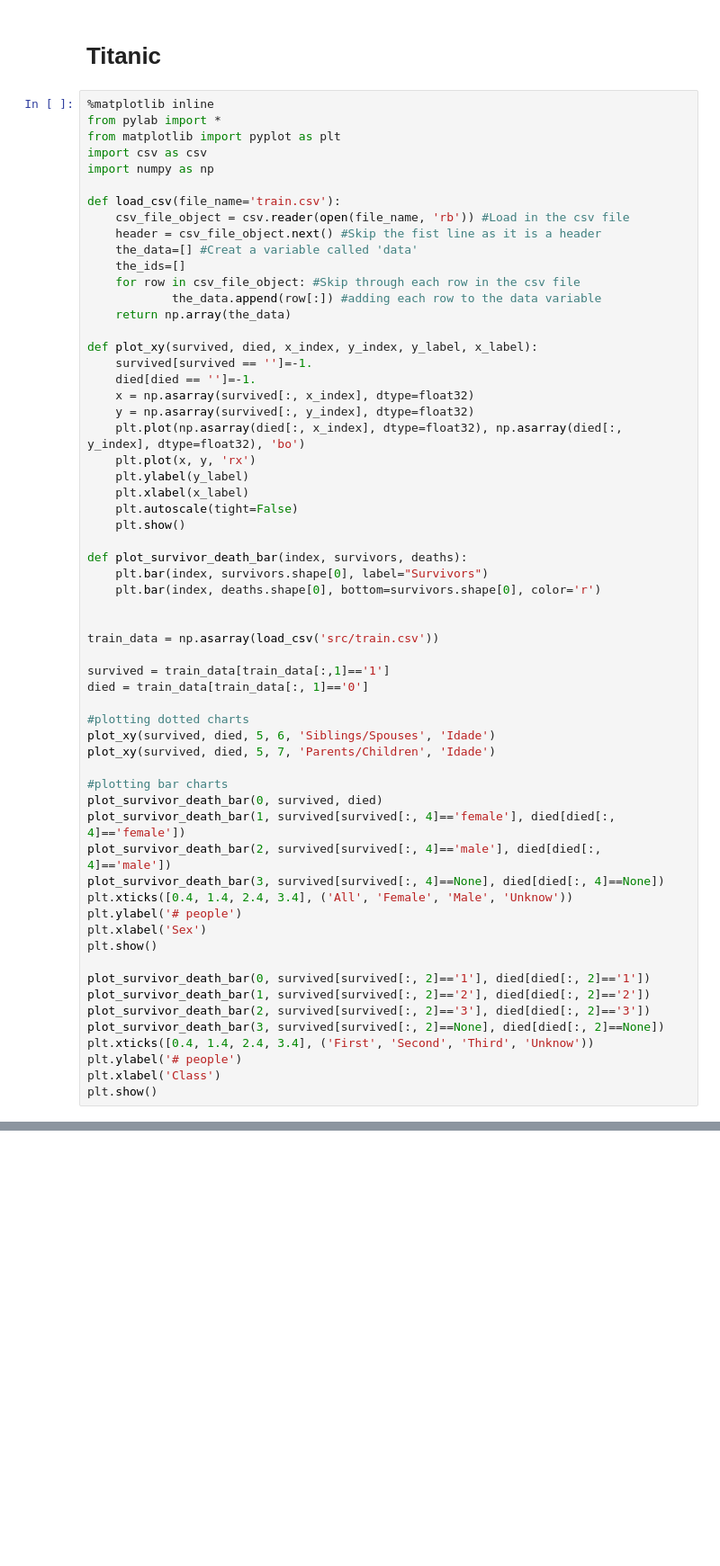
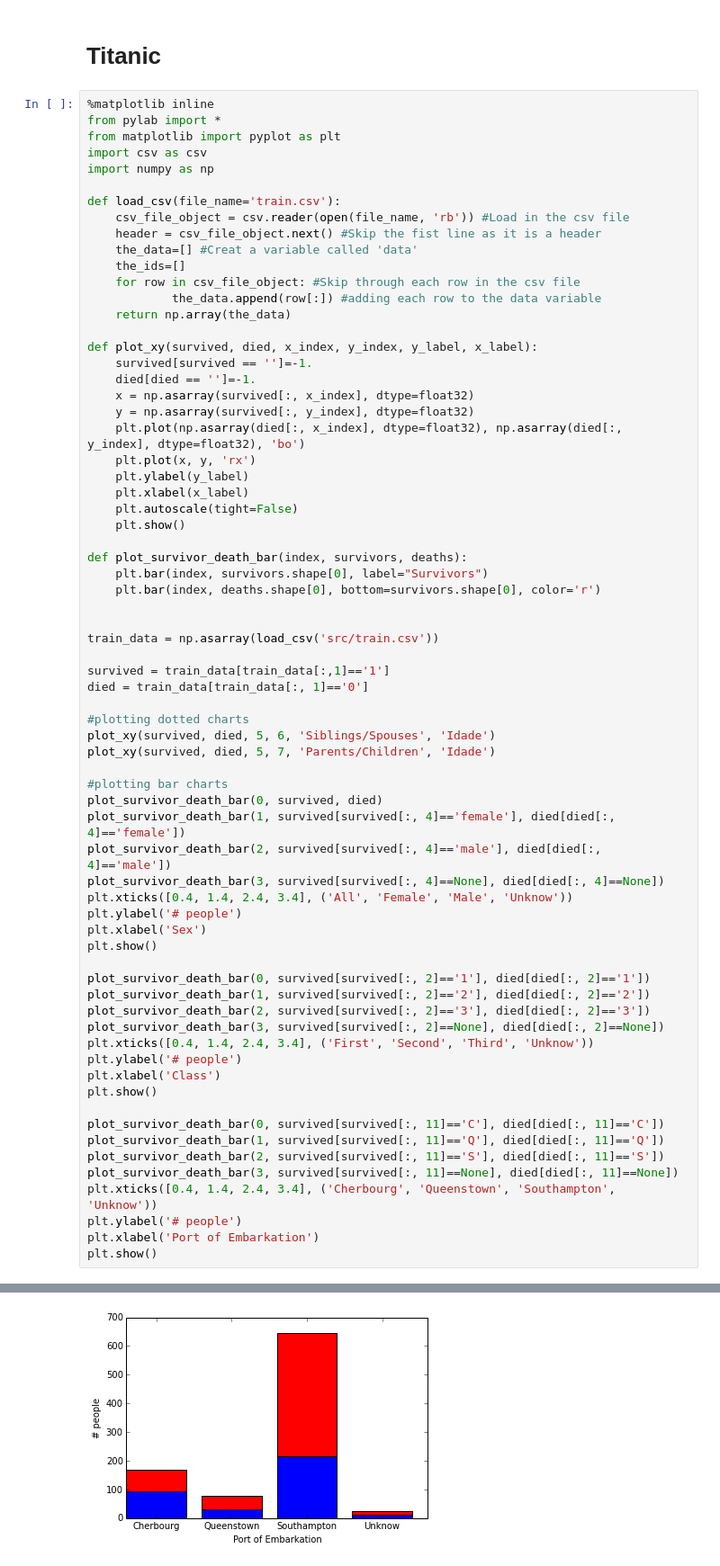
Before and after one commit to rogeralmeida/kaggle-titanic-python, a Jupyter notebook: visualization_notebook.ipynb, the cells around one changed output, grey strips where cells are left out. Shown at 90% size. Drawn from its saved outputs; the diff is of its cells as text; blank space fills up the shorter version.

Commit message:
Plotting Port of Embarkation bar chart

```diff
--- a/visualization_notebook.ipynb
+++ b/visualization_notebook.ipynb
@@ -39,30 +39,40 @@ train_data = np.asarray(load_csv('src/train.csv'))
 survived = train_data[train_data[:,1]=='1']
 died = train_data[train_data[:, 1]=='0']
 
 #plotting dotted charts
 plot_xy(survived, died, 5, 6, 'Siblings/Spouses', 'Idade')
 plot_xy(survived, died, 5, 7, 'Parents/Children', 'Idade')
 
 #plotting bar charts
 plot_survivor_death_bar(0, survived, died)
 plot_survivor_death_bar(1, survived[survived[:, 4]=='female'], died[died[:, 4]=='female'])
 plot_survivor_death_bar(2, survived[survived[:, 4]=='male'], died[died[:, 4]=='male'])
 plot_survivor_death_bar(3, survived[survived[:, 4]==None], died[died[:, 4]==None])
 plt.xticks([0.4, 1.4, 2.4, 3.4], ('All', 'Female', 'Male', 'Unknow'))
 plt.ylabel('# people')
 plt.xlabel('Sex')
 plt.show()
 
 plot_survivor_death_bar(0, survived[survived[:, 2]=='1'], died[died[:, 2]=='1'])
 plot_survivor_death_bar(1, survived[survived[:, 2]=='2'], died[died[:, 2]=='2'])
 plot_survivor_death_bar(2, survived[survived[:, 2]=='3'], died[died[:, 2]=='3'])
 plot_survivor_death_bar(3, survived[survived[:, 2]==None], died[died[:, 2]==None])
 plt.xticks([0.4, 1.4, 2.4, 3.4], ('First', 'Second', 'Third', 'Unknow'))
 plt.ylabel('# people')
 plt.xlabel('Class')
 plt.show()
+
+plot_survivor_death_bar(0, survived[survived[:, 11]=='C'], died[died[:, 11]=='C'])
+plot_survivor_death_bar(1, survived[survived[:, 11]=='Q'], died[died[:, 11]=='Q'])
+plot_survivor_death_bar(2, survived[survived[:, 11]=='S'], died[died[:, 11]=='S'])
+plot_survivor_death_bar(3, survived[survived[:, 11]==None], died[died[:, 11]==None])
+plt.xticks([0.4, 1.4, 2.4, 3.4], ('Cherbourg', 'Queenstown', 'Southampton', 'Unknow'))
+plt.ylabel('# people')
+plt.xlabel('Port of Embarkation')
+plt.show()
 # %% [output]
 [figure]
 [figure]
 [figure]
 [figure]
+[figure, added]
```
